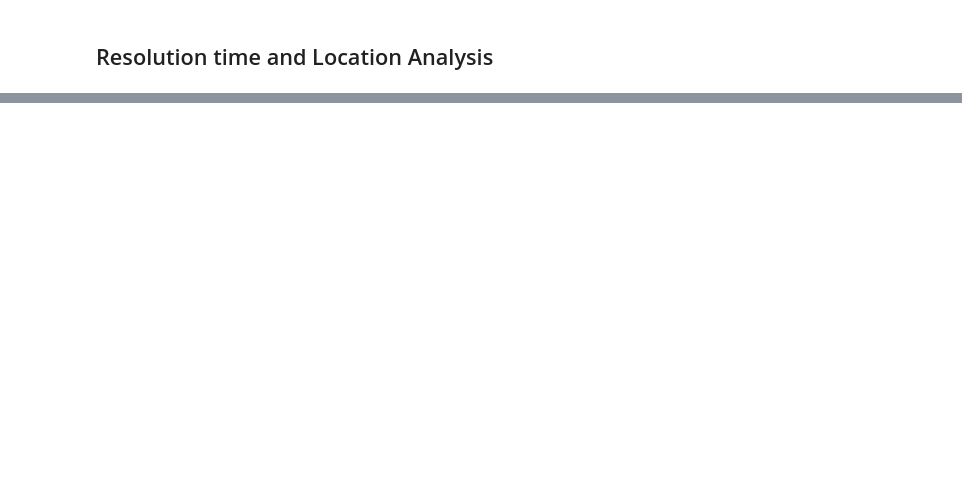
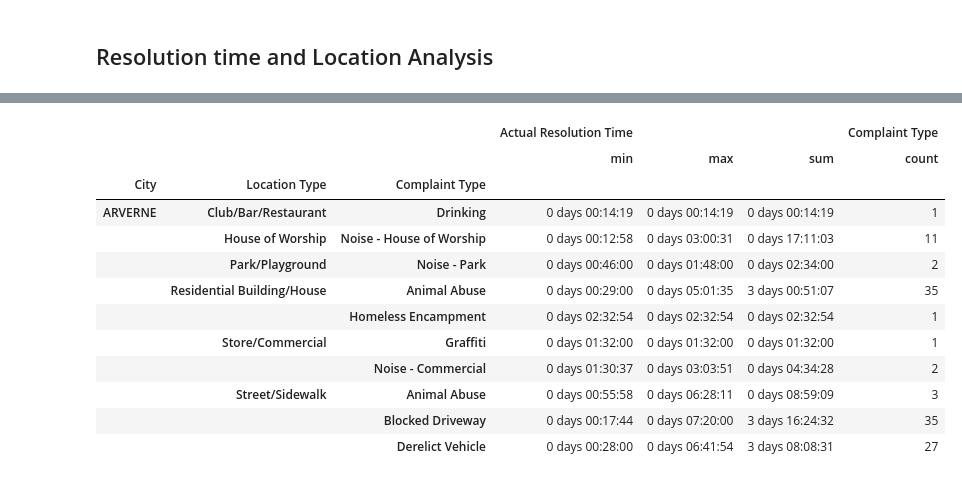
Before and after one commit to satheeshgs/training, a Jupyter notebook: data-sciences/python-training/practice-projects/customer-service-analysis/customer-service-analysis.ipynb, the cells around one changed output, grey strips where cells are left out. Drawn from its saved outputs; the diff is of its cells as text; code cells hidden in the pictures; blank space fills up the shorter version.

```diff
--- a/data-sciences/python-training/practice-projects/customer-service-analysis/customer-service-analysis.ipynb
+++ b/data-sciences/python-training/practice-projects/customer-service-analysis/customer-service-analysis.ipynb
@@ -410,0 +450,26 @@ df_nyc_location = df_nyc_requests
+# %%
+#Grouping NYC data by Location type and complaint type
+grouped_nyc = df_nyc_location.groupby(['City', 'Location Type','Complaint Type']).agg(
+    {
+        # Find the min, max, and sum of the duration column
+        'Actual Resolution Time': [min, max, sum],
+        #Complaint Count
+        'Complaint Type': 'count'
+    }
+)
+# %%
+grouped_nyc.head(10)
+# %% [output]
+|  |  |  | Actual Resolution Time |  |  | Complaint Type |
+|  |  |  | min | max | sum | count |
+| City | Location Type | Complaint Type |  |  |  |  |
+| ARVERNE | Club/Bar/Restaurant | Drinking | 0 days 00:14:19 | 0 days 00:14:19 | 0 days 00:14:19 | 1 |
+|  | House of Worship | Noise - House of Worship | 0 days 00:12:58 | 0 days 03:00:31 | 0 days 17:11:03 | 11 |
+|  | Park/Playground | Noise - Park | 0 days 00:46:00 | 0 days 01:48:00 | 0 days 02:34:00 | 2 |
+|  | Residential Building/House | Animal Abuse | 0 days 00:29:00 | 0 days 05:01:35 | 3 days 00:51:07 | 35 |
+|  |  | Homeless Encampment | 0 days 02:32:54 | 0 days 02:32:54 | 0 days 02:32:54 | 1 |
+|  | Store/Commercial | Graffiti | 0 days 01:32:00 | 0 days 01:32:00 | 0 days 01:32:00 | 1 |
+|  |  | Noise - Commercial | 0 days 01:30:37 | 0 days 03:03:51 | 0 days 04:34:28 | 2 |
+|  | Street/Sidewalk | Animal Abuse | 0 days 00:55:58 | 0 days 06:28:11 | 0 days 08:59:09 | 3 |
+|  |  | Blocked Driveway | 0 days 00:17:44 | 0 days 07:20:00 | 3 days 16:24:32 | 35 |
+|  |  | Derelict Vehicle | 0 days 00:28:00 | 0 days 06:41:54 | 3 days 08:08:31 | 27 |
```
Also changed, not shown: parts of 13 cells of this notebook.
